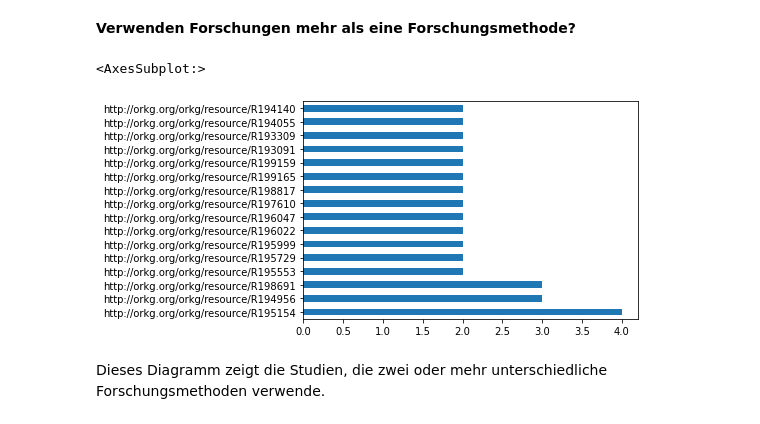
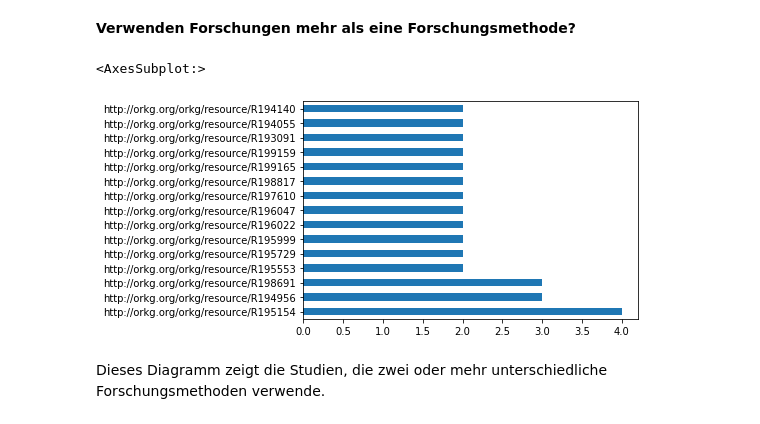
Before and after one commit to fWern/Bachelor-Thesis, a Jupyter notebook: sjoberg_roadmap_questions.ipynb, the cells around one changed output. Drawn from its saved outputs; the diff is of its cells as text; code cells hidden in the pictures.

```diff
--- a/sjoberg_roadmap_questions.ipynb
+++ b/sjoberg_roadmap_questions.ipynb
@@ -313,20 +335,22 @@ Dieses Diagramm zeigt den Anteil von verwendeten systematischen Studien, wie Sys
 # %%
 query = """
         SELECT ?contribution, ?collection
         WHERE{
                 ?paper orkgp:P31 ?contribution.
                 ?contribution a orkgc:C27001.
                 ?paper rdfs:label ?title.
                 ?contribution orkgp:P56008/rdfs:label ?collection.
         }
         """
 data = sparql_dataframe.get(endpoint_url, PREFIX+query)
 data = data[data['collection'] != 'collection']
 combined = data[data.duplicated(['contribution'], keep=False)]
+#controlled experiement was used two times in one study, only one method so drop those rows
+combined = combined.drop_duplicates(keep=False)
 combined['contribution'].value_counts().plot(kind='barh')
 # %% [output]
 <AxesSubplot:>
-[figure, old version]
+[figure, new version]
 # %% [markdown]
 Dieses Diagramm zeigt die Studien, die zwei oder mehr unterschiedliche Forschungsmethoden verwende.
 # %% [markdown]
```
Also changed, not shown: parts of 22 cells of this notebook.
